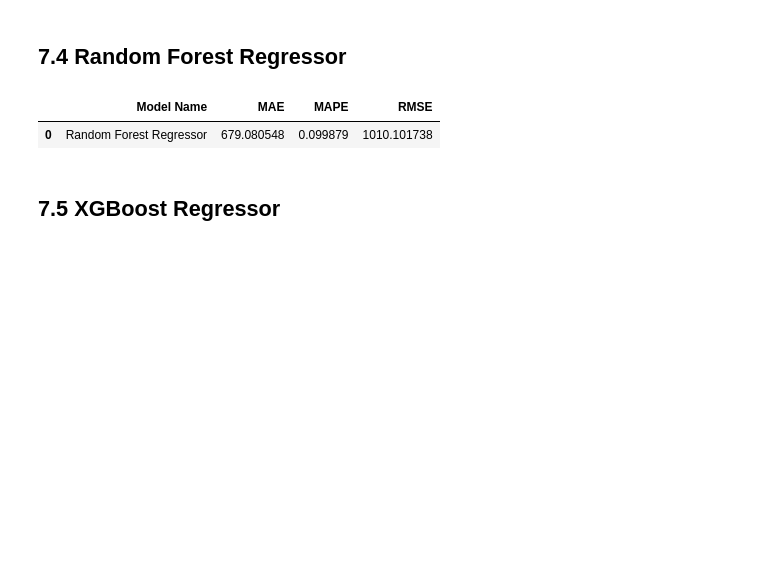
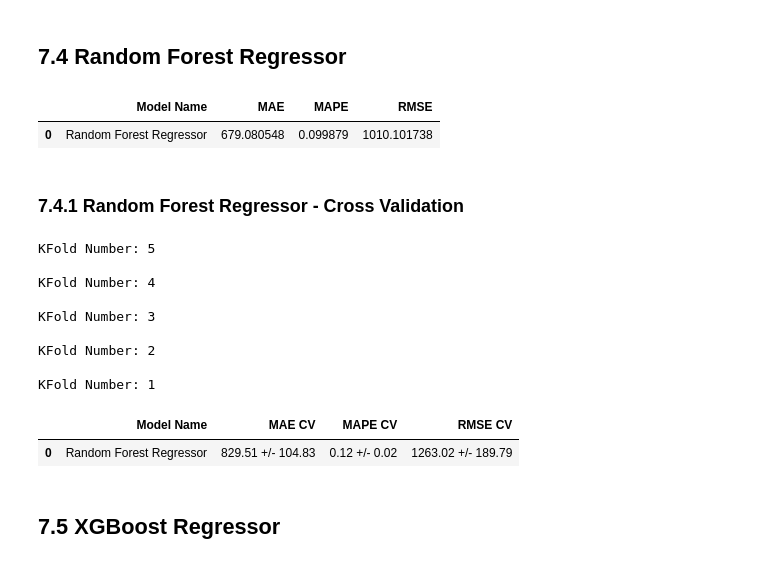
Before and after one commit to borgesds/DataScience_Em_Producao, a Jupyter notebook: m06_v01_store_sales_prediction.ipynb, the cells around one changed output. Drawn from its saved outputs; the diff is of its cells as text; code cells hidden in the pictures; blank space fills up the shorter version.

```diff
--- a/m06_v01_store_sales_prediction.ipynb
+++ b/m06_v01_store_sales_prediction.ipynb
@@ -1041,6 +1061,23 @@ rf_result
 # %% [output]
 |  | Model Name | MAE | MAPE | RMSE |
 | 0 | Random Forest Regressor | 679.080548 | 0.099879 | 1010.101738 |
+# %% [markdown]
+### 7.4.1 Random Forest Regressor - Cross Validation
+# %%
+rf_result_cv = cross_validation(x_training, 5, 'Random Forest Regressor', rf, verbose=True)
+rf_result_cv
+# %% [output]
+KFold Number: 5
+
+KFold Number: 4
+
+KFold Number: 3
+
+KFold Number: 2
+
+KFold Number: 1
+|  | Model Name | MAE CV | MAPE CV | RMSE CV |
+| 0 | Random Forest Regressor | 829.51 +/- 104.83 | 0.12 +/- 0.02 | 1263.02 +/- 189.79 |
 # %% [markdown]
 ## 7.5 XGBoost Regressor
 # %%
```
Also changed, not shown: parts of 15 cells of this notebook.
